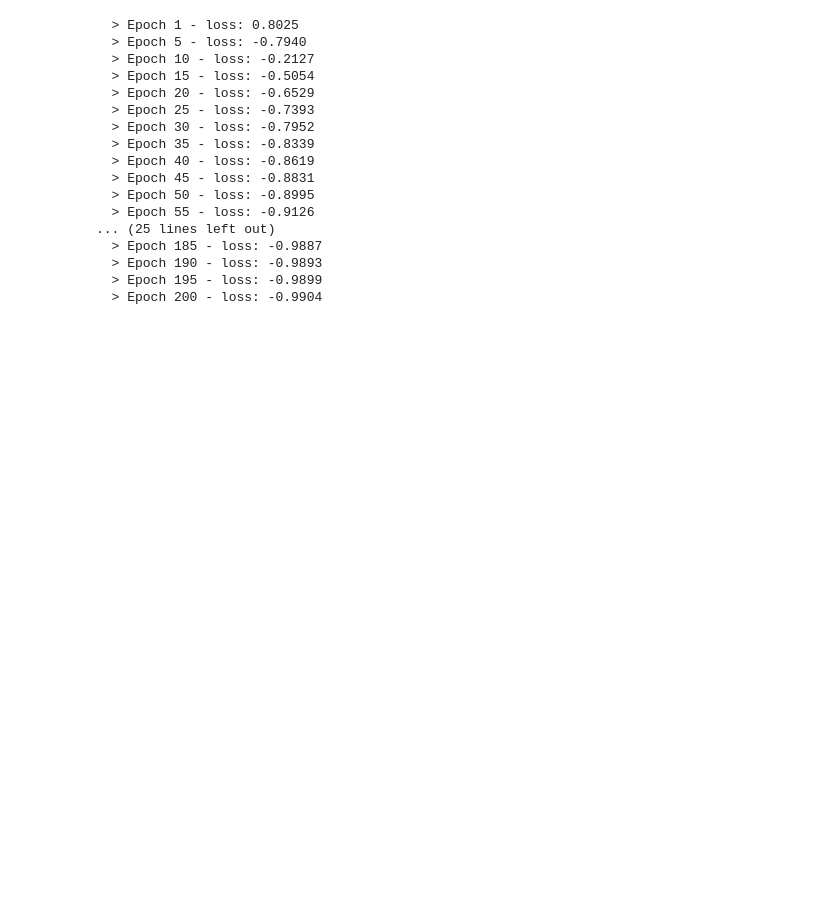
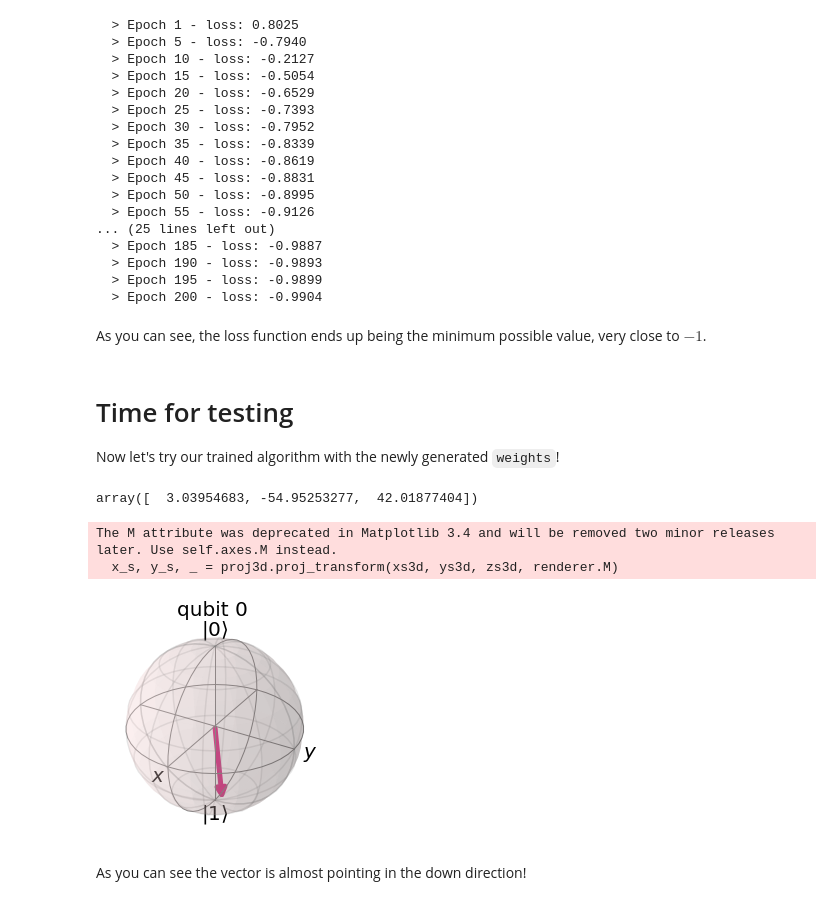
Before and after one commit to ManuNeuro/Quantum, a Jupyter notebook: Tutorial1.ipynb, the cells around one changed output. Cells and saved outputs as stored; diff of their text form; code cells hidden in the pictures; blank space fills up the shorter version.

```diff
--- a/Tutorial1.ipynb
+++ b/Tutorial1.ipynb
@@ -106,13 +116,13 @@ def get_statevector(qc, w, param_w, backend):
     """
 
     # Bind parameter values to the circuit
-    params_dict = {p:v for (p,v) in zip(param_w, w)}
-    grounded_circ = qc.bind_parameters(params_dict)
+    params_dict = {p:v for (p,v) in zip(param_w, w)} # Create a dictionary of Parameter:value
+    grounded_circ = qc.bind_parameters(params_dict) # Function to bind parameter to the circuit
 
     # Execute and get state vector
-    result = execute(grounded_circ, backend).result()
-    statevector = result.get_statevector(0)
+    result = execute(grounded_circ, backend).result() # Execute the circuit with given backend
+    statevector = result.get_statevector() # Obtain the state vector of the circuit
 
-    return statevector.reshape(2, 1)
+    return statevector
 # %% [markdown]
 # Example
@@ -121,9 +131,9 @@ In the following box, we use this function in order to display the state vector
 # Backend simulator
 sv_sim = Aer.get_backend('statevector_simulator')
 
-W_init = [0.01, 0.1, 0.1]
+W_init = [0.01, 0.1, 0.1] # [theta, phi, lambda]
 psi_ket = get_statevector(qc, W_init, w_param, sv_sim)
-
+psi_ket = psi_ket.reshape(2, 1)
 print(psi_ket)
 # %% [output]
 [[0.9999875+0.j        ]
@@ -231,7 +246,7 @@ num_iter = 200
 optimizer = SPSA(maxiter=num_iter, blocking=True, callback=lambda n, p, v, ss, sa: optimizer_callback(n, p, v, ss, sa, train_history))
 
 # Optimize the PQC, it should take less than a minute
-point, loss, nfev = optimizer.optimize(len(initial_weights), lambda params: cost_function(params, w_param, qc, sv_sim), initial_point=initial_weights)
+weights, loss, nfev = optimizer.optimize(len(initial_weights), lambda params: cost_function(params, w_param, qc, sv_sim), initial_point=initial_weights)
 # %% [output]
   > Epoch 1 - loss: 0.8025
   > Epoch 5 - loss: -0.7940
@@ -250,3 +265,29 @@ point, loss, nfev = optimizer.optimize(len(initial_weights), lambda params: cost
   > Epoch 190 - loss: -0.9893
   > Epoch 195 - loss: -0.9899
   > Epoch 200 - loss: -0.9904
+# %% [markdown]
+As you can see, the loss function ends up being the minimum possible value, very close to $-1$.
+# %% [markdown]
+# Time for testing
+
+Now let's try our trained algorithm with the newly generated `weights`!
+# %%
+weights
+# %% [output]
+array([  3.03954683, -54.95253277,  42.01877404])
+# %%
+from qiskit.visualization import plot_bloch_multivector
+from qiskit.quantum_info import Statevector
+
+psi0 = Statevector.from_label('0') # Initialize state |0>
+params_dict = {p:v for (p,v) in zip(w_param, weights)} # Create a dictionary of Parameter:value
+qc_grounded = qc.bind_parameters(params_dict) # Bind parameters to the circuit
+new_sv = psi0.evolve(qc_grounded) # Apply the circuit to the initial state
+
+plot_bloch_multivector(new_sv.data)
+# %% [output]
+The M attribute was deprecated in Matplotlib 3.4 and will be removed two minor releases later. Use self.axes.M instead.
+  x_s, y_s, _ = proj3d.proj_transform(xs3d, ys3d, zs3d, renderer.M)
+[figure, added]
+# %% [markdown]
+As you can see the vector is almost pointing in the down direction!
```
Also changed, not shown: parts of 11 cells of this notebook, 1 other file.
